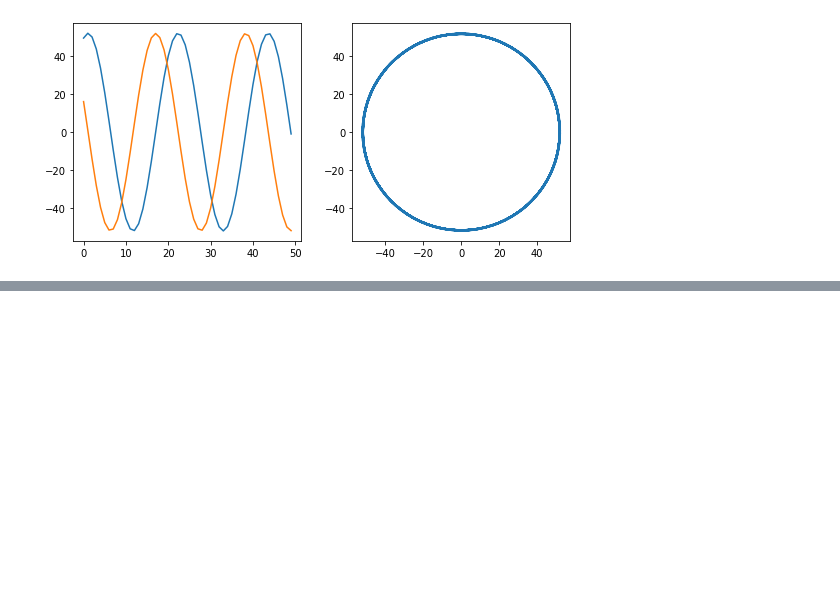
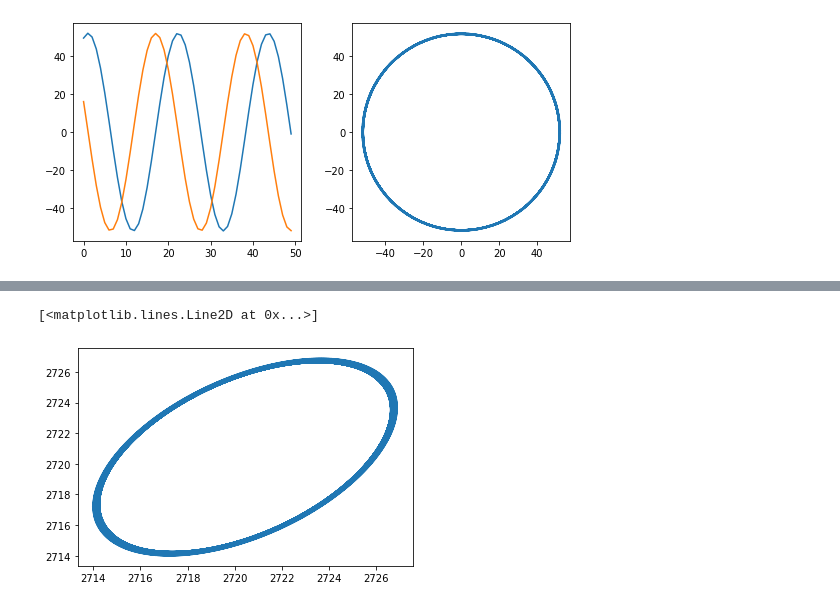
Before and after one commit to chuckedfromspace/pythonize, a Jupyter notebook: pythonize/ml/md_p1.ipynb, the cells around one changed output, grey strips where cells are left out. Cells and saved outputs as stored; diff of their text form; code cells hidden in the pictures; blank space fills up the shorter version.

```diff
--- a/pythonize/ml/md_p1.ipynb
+++ b/pythonize/ml/md_p1.ipynb
@@ -161,0 +202,11 @@ plt.show()
+# %%
+x = dataset.reshape(500, 64*128*2)
+K = x @ x.T
+
+x1 = dataset1.reshape(500, 64*128*2)
+K1 = x1 @ x1.T
+# %%
+plt.plot(K.diagonal(), K1.diagonal())
+# %% [output]
+[<matplotlib.lines.Line2D at 0x...>]
+[figure, added]
```
Also changed, not shown: parts of 4 cells of this notebook.
